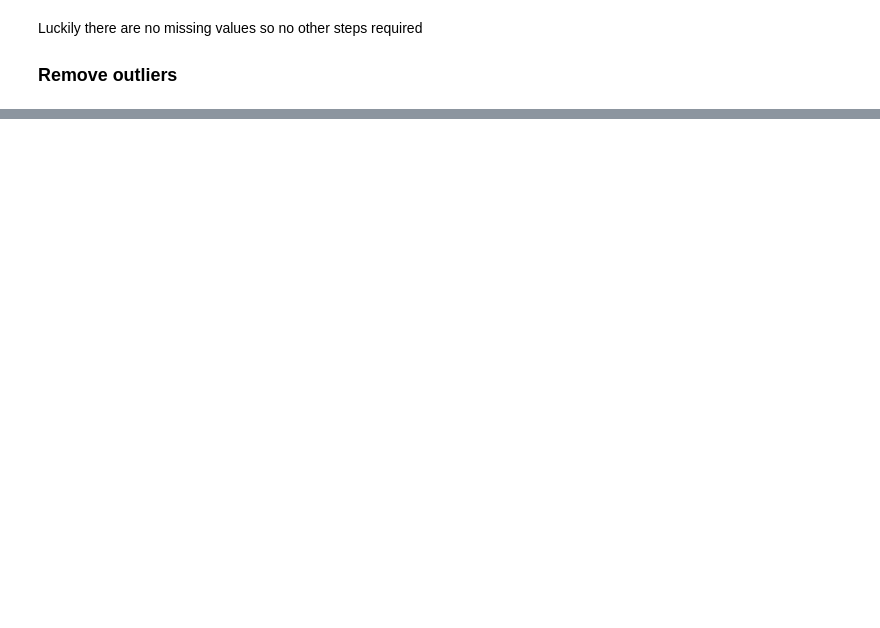
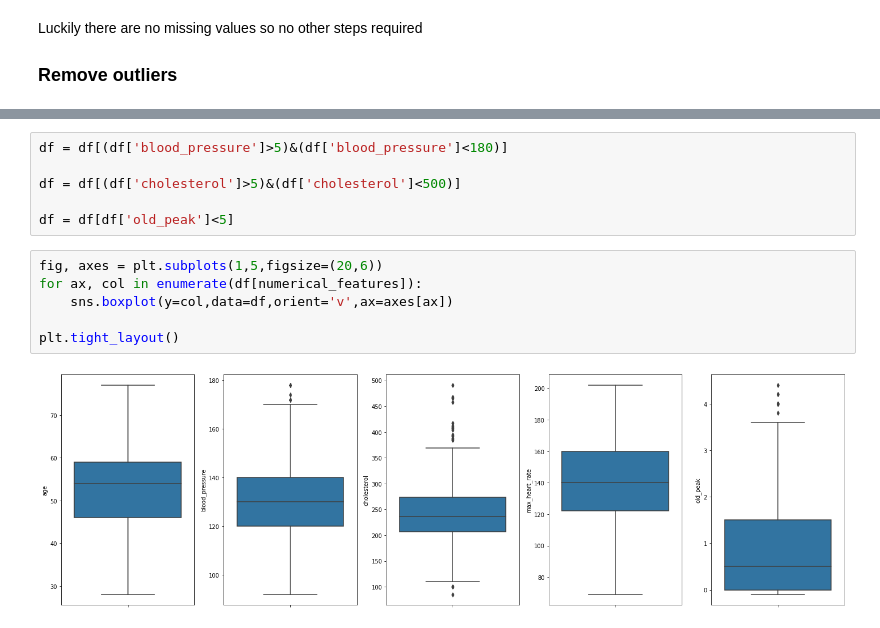
Before and after one commit to danelindiongco/Heart-Disease-Project, a Jupyter notebook: Heart Disease Project.ipynb, the cells around one changed output, grey strips where cells are left out. Cells and saved outputs as stored; diff of their text form; blank space fills up the shorter version.

```diff
--- a/Heart Disease Project.ipynb
+++ b/Heart Disease Project.ipynb
@@ -127,0 +166,14 @@ numerical_features = ['age','blood_pressure','']
+# %%
+df = df[(df['blood_pressure']>5)&(df['blood_pressure']<180)]
+
+df = df[(df['cholesterol']>5)&(df['cholesterol']<500)]
+
+df = df[df['old_peak']<5]
+# %%
+fig, axes = plt.subplots(1,5,figsize=(20,6))
+for ax, col in enumerate(df[numerical_features]):
+    sns.boxplot(y=col,data=df,orient='v',ax=axes[ax])
+
+plt.tight_layout()
+# %% [output]
+[figure, added]
```
Also changed, not shown: parts of 54 cells of this notebook.
